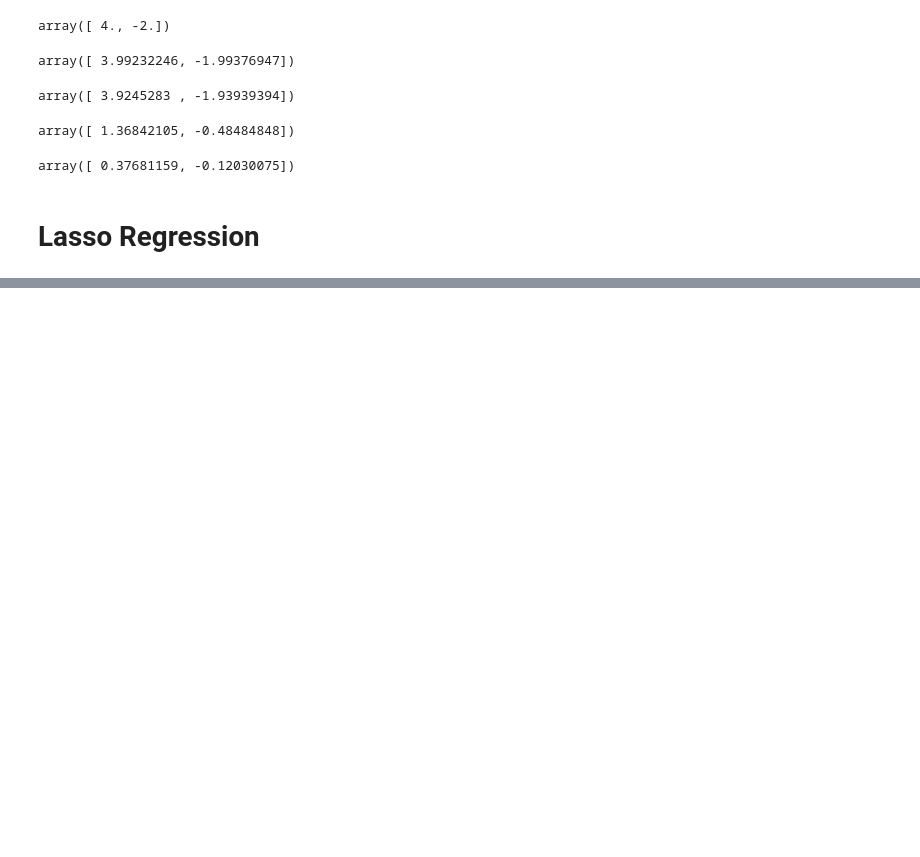
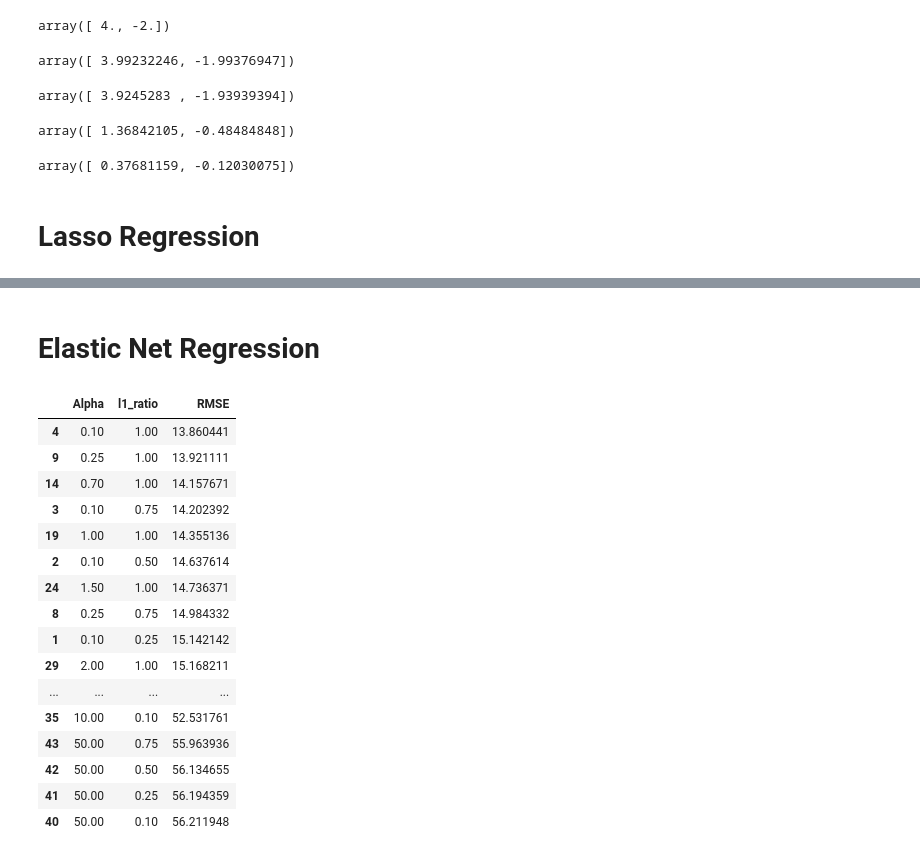
Before and after one commit to PGCP-AI3151/Machine_Learning, a Jupyter notebook: Regularized_Regression.ipynb, the cells around one changed output, grey strips where cells are left out. Cells and saved outputs as stored; diff of their text form; code cells hidden in the pictures; blank space fills up the shorter version.

```diff
--- a/Regularized_Regression.ipynb
+++ b/Regularized_Regression.ipynb
@@ -170,3 +186,13 @@ X_train,X_test,y_train,y_test = train_test_split(X,y,random_state=42,train_size=
 model =  Lasso()
 # %%
 # Start Class Work From Here
+# %%
+alpha = [0.1,0.25,0.7,1,1.5,2,5,10,50]
+score =[]
+for x in alpha:
+    model = Lasso(alpha=x)
+    model.fit(X_train,y_train)
+    y_pred = model.predict(X_test)
+    score.append([x,r2_score(y_test,y_pred),root_mean_squared_error(y_test,y_pred)])
+df_score = pd.DataFrame(score, columns=['Alpha','R2 Score','RMSE'])
+df_score.sort_values('RMSE')
@@ -172,0 +210,2 @@ model =  Lasso()
+# %% [markdown]
+# Elastic Net Regression
@@ -172,0 +214,30 @@ model =  Lasso()
+# %%
+alphas = [0.1,0.25,0.7,1,1.5,2,5,10,50]
+ratios = [0.1,0.25,0.5,0.75,1]
+scores = []
+for a in alphas:
+    for r in ratios:
+        el = ElasticNet(alpha=a,l1_ratio=r)
+        el.fit(X_train,y_train)
+        y_pred = el.predict(X_test)
+        scores.append([a,r,root_mean_squared_error(y_test,y_pred)])
+df_score = pd.DataFrame(scores, columns=['Alpha','l1_ratio','RMSE'])
+df_score.sort_values('RMSE')
+# %% [output]
+|  | Alpha | l1_ratio | RMSE |
+| 4 | 0.10 | 1.00 | 13.860441 |
+| 9 | 0.25 | 1.00 | 13.921111 |
+| 14 | 0.70 | 1.00 | 14.157671 |
+| 3 | 0.10 | 0.75 | 14.202392 |
+| 19 | 1.00 | 1.00 | 14.355136 |
+| 2 | 0.10 | 0.50 | 14.637614 |
+| 24 | 1.50 | 1.00 | 14.736371 |
+| 8 | 0.25 | 0.75 | 14.984332 |
+| 1 | 0.10 | 0.25 | 15.142142 |
+| 29 | 2.00 | 1.00 | 15.168211 |
+| ... | ... | ... | ... |
+| 35 | 10.00 | 0.10 | 52.531761 |
+| 43 | 50.00 | 0.75 | 55.963936 |
+| 42 | 50.00 | 0.50 | 56.134655 |
+| 41 | 50.00 | 0.25 | 56.194359 |
+| 40 | 50.00 | 0.10 | 56.211948 |
```
Also changed, not shown: parts of 8 cells of this notebook.
